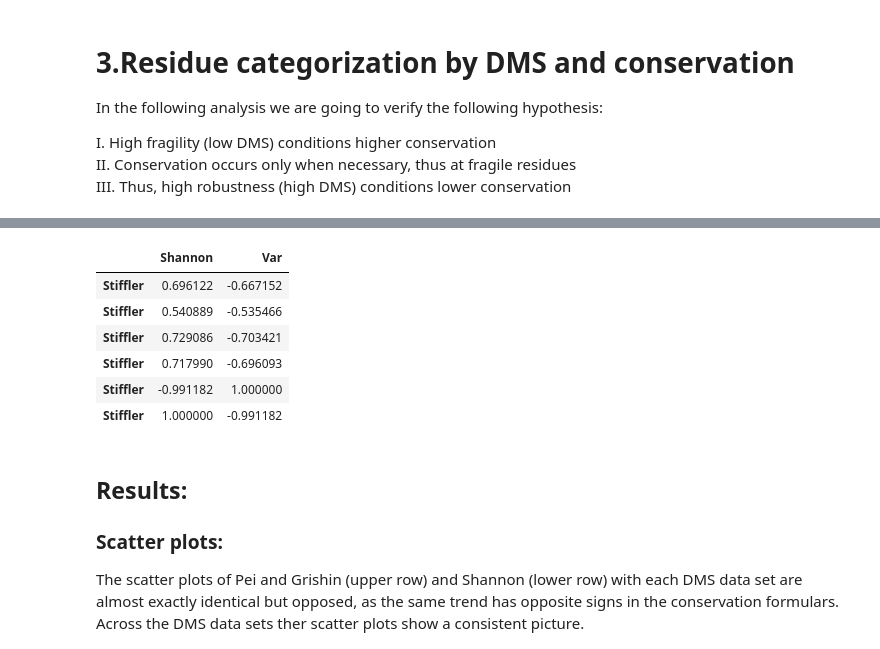
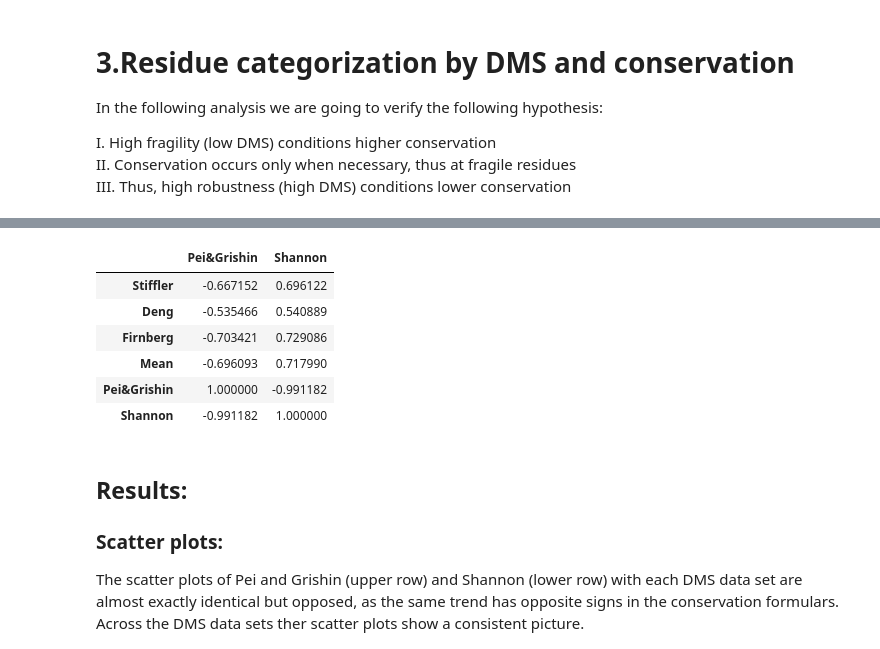
Before and after one commit to datascience-mobi-2023/topic02_team01, a Jupyter notebook: Final_Alignment.ipynb, the cells around one changed output, grey strips where cells are left out. Saved outputs shown, nothing was run; the diff lists cells and outputs as text; code cells hidden in the pictures.

```diff
--- a/Final_Alignment.ipynb
+++ b/Final_Alignment.ipynb
@@ -259,26 +261,31 @@ II. Conservation occurs only when necessary, thus at fragile residues
 III. Thus, high robustness (high DMS) conditions lower conservation
 # %%
 C_df_New = DMS_Conservation.copy()
+C_df_New_New = DMS_Conservation.copy()
+C_df_New_New['Position'] = range(24,287)
 C_df_New['Position'] = range(24,287)
 
 
-fig, axs = plt.subplots(2, 4, figsize=(50, 20))
 
-for i, col in enumerate(C_df_New.columns):
-    if col == 'Position' or col == 'Pei&Grishin' or col =='Conserved_Shannon':
+fig, axs = plt.subplots(2, 4, figsize=(30, 14))
+C_df_New_New = C_df_New_New.rename(columns={'mean_Stiffler_z': 'Stiffler mean DMS','mean_Deng_z':'Deng mean DMS','mean_Firnberg_z':'Firnebrg mean DMS','mean_all_z':'Merged mean DMS','Pei&Grishin': 'Pei & Grishin Conservation', 'Conserved_Shannon':'Shannon Conservation'})
+for i, col in enumerate(C_df_New_New.columns):
+
+    if col == 'Position' or col == 'Pei & Grishin Conservation' or col =='Shannon Conservation':
         continue
     else:
-        axs[0,i-1].scatter(C_df_New[col], C_df_New['Pei&Grishin'])
-        axs[1,i-1].scatter(C_df_New[col], C_df_New['Conserved_Shannon'])
-        axs[0, i-1].set_xlabel(col)
-        axs[0, i-1].set_ylabel('Conservation score')
 
-        axs[1, i-1].set_xlabel(col)
-        axs[1, i-1].set_ylabel('Conservation score')
+        axs[0,i-1].scatter(C_df_New_New[col], C_df_New_New['Pei & Grishin Conservation'])
+        axs[1,i-1].scatter(C_df_New_New[col], C_df_New_New['Shannon Conservation'])
 
+        axs[0, i-1].set_xlabel(col, fontsize=24)
+        axs[0, i-1].set_ylabel('Pei & Grishin Conservation', fontsize=24)
+        axs[0, i-1].tick_params(axis='both', labelsize=20)
 
-plt.xlabel('DMS')
-plt.ylabel('Conservation score')
+        axs[1, i-1].set_xlabel(col, fontsize=24)
+        axs[1, i-1].set_ylabel('Shannon Conservation', fontsize=24)
+        axs[1, i-1].tick_params(axis='both', labelsize=20)
+
 plt.tight_layout()
 plt.show()
 # %% [output]
@@ -286,24 +293,26 @@ plt.show()
 # %%
-cor_df = pd.DataFrame(columns=['Shannon', 'Var'])
+C_df= DMS_Conservation.copy()
+cor_df = pd.DataFrame()
 
-for col in C_df_New.columns:
+for col in C_df.columns:
     if col == 'Position':
         continue
     else:
-        cor_v = C_df_New[col].corr(C_df_New['Pei&Grishin'])
-        cor_S = C_df_New[col].corr(C_df_New['Conserved_Shannon'])
-        cor_df = pd.concat([cor_df, pd.DataFrame({'Var': [cor_v], 'Shannon': [cor_S]})])
+        cor_v = C_df[col].corr(C_df['Pei&Grishin'])
+        cor_S = C_df[col].corr(C_df['Conserved_Shannon'])
+        cor_df = pd.concat([cor_df, pd.DataFrame({'Pei&Grishin': [cor_v], 'Shannon': [cor_S]})])
 
-cor_df = cor_df.rename(index={0: 'Stiffler', 1: 'Deng', 2: 'Firnberg', 3: 'Mean', 4: 'variance', 5: 'Shannon'})
+cor_df = cor_df.reset_index(drop=True)
+cor_df = cor_df.rename(index={0: 'Stiffler', 1: 'Deng', 2: 'Firnberg', 3: 'Mean', 4: 'Pei&Grishin', 5: 'Shannon'})
 display(cor_df)
 # %% [output]
-|  | Shannon | Var |
-| Stiffler | 0.696122 | -0.667152 |
-| Stiffler | 0.540889 | -0.535466 |
-| Stiffler | 0.729086 | -0.703421 |
-| Stiffler | 0.717990 | -0.696093 |
-| Stiffler | -0.991182 | 1.000000 |
-| Stiffler | 1.000000 | -0.991182 |
+|  | Pei&Grishin | Shannon |
+| Stiffler | -0.667152 | 0.696122 |
+| Deng | -0.535466 | 0.540889 |
+| Firnberg | -0.703421 | 0.729086 |
+| Mean | -0.696093 | 0.717990 |
+| Pei&Grishin | 1.000000 | -0.991182 |
+| Shannon | -0.991182 | 1.000000 |
 # %% [markdown]
 ## Results:
 
```
Also changed, not shown: parts of 2 cells of this notebook.
